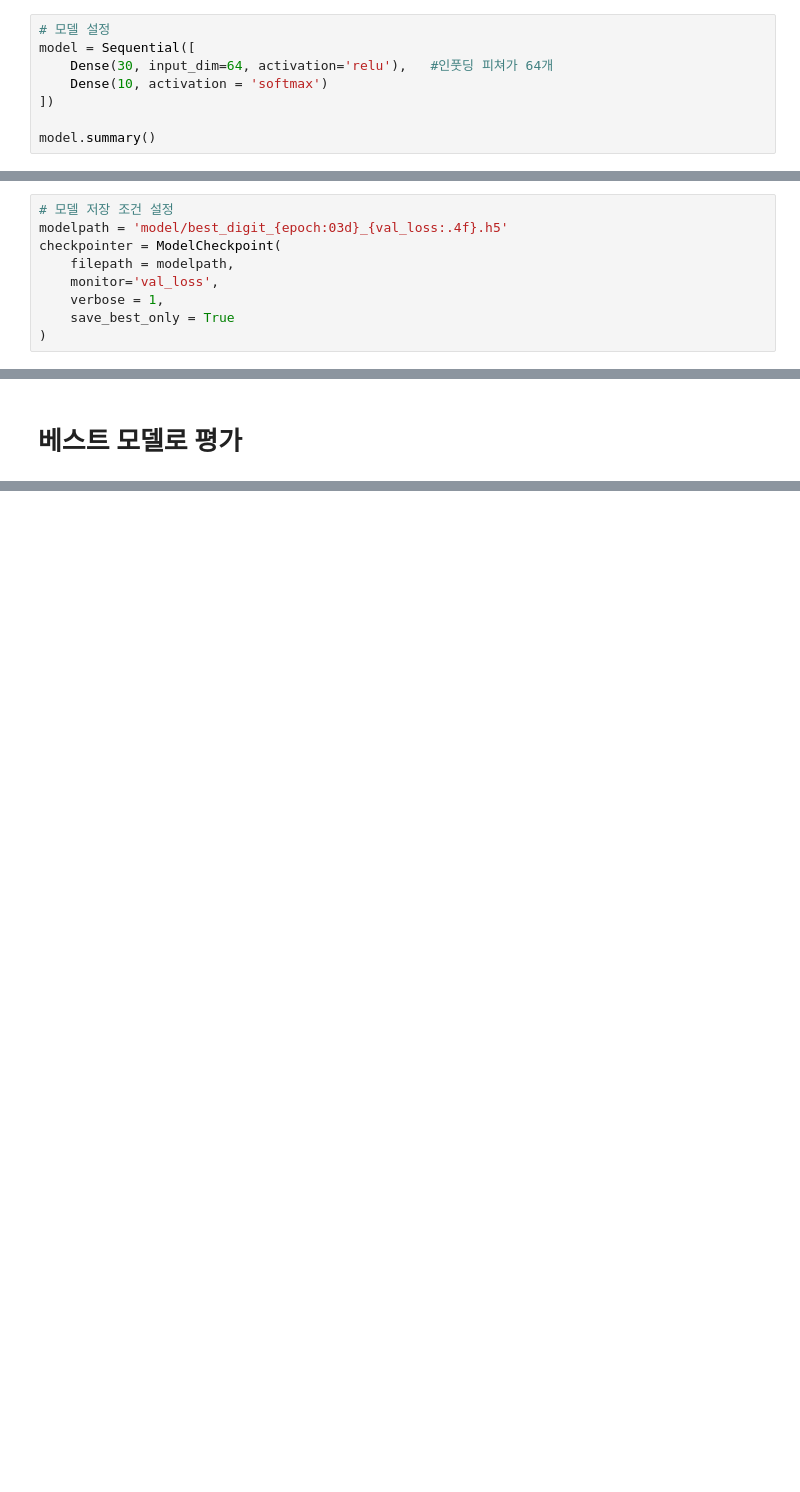
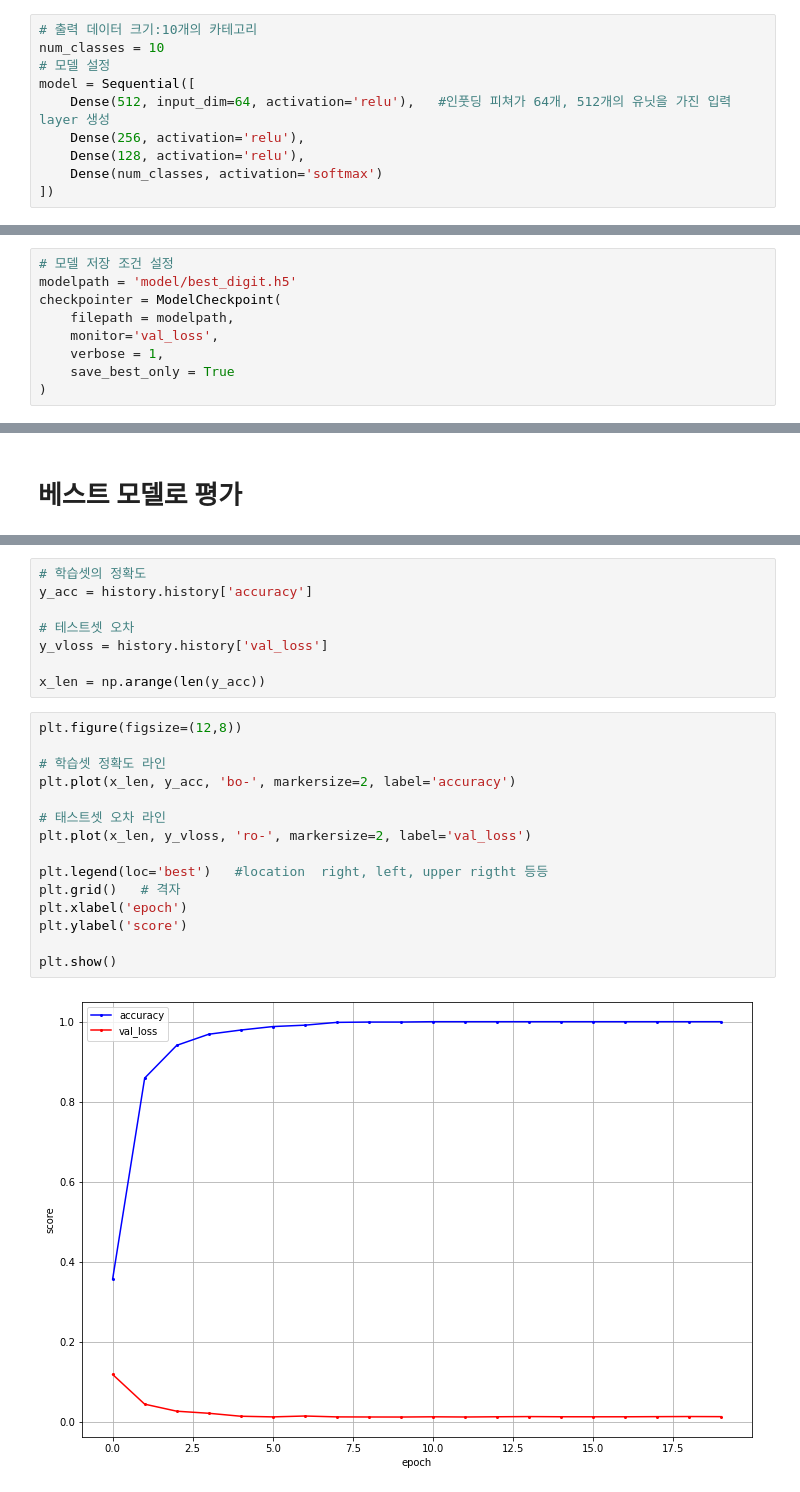
Before and after one commit to yisokim/DeepLearning, a Jupyter notebook: 02. tensorflow/HW_digits.ipynb, the cells around one changed output, grey strips where cells are left out. Cells and saved outputs as stored; diff of their text form; blank space fills up the shorter version.

```diff
--- a/02. tensorflow/HW_digits.ipynb
+++ b/02. tensorflow/HW_digits.ipynb
@@ -103,10 +103,12 @@ df.head()
 # %% [markdown]
 # 모델 정의/설정
 # %%
+# 출력 데이터 크기:10개의 카테고리
+num_classes = 10
 # 모델 설정
 model = Sequential([
-    Dense(30, input_dim=64, activation='relu'),   #인풋딩 피쳐가 64개
-    Dense(10, activation = 'softmax')
+    Dense(512, input_dim=64, activation='relu'),   #인풋딩 피쳐가 64개, 512개의 유닛을 가진 입력 layer 생성
+    Dense(256, activation='relu'),
+    Dense(128, activation='relu'),
+    Dense(num_classes, activation='softmax')
 ])
-
-model.summary()
@@ -134,7 +123,7 @@ model.compile(
 # 체크포인트 만들어서 모델 저장하기
 # %%
 # 모델 저장 조건 설정
-modelpath = 'model/best_digit_{epoch:03d}_{val_loss:.4f}.h5'
+modelpath = 'model/best_digit.h5'
 checkpointer = ModelCheckpoint(
     filepath = modelpath,
     monitor='val_loss',
@@ -185,0 +177,25 @@ best_model.evaluate(X_test,y_test)
+# %%
+# 학습셋의 정확도
+y_acc = history.history['accuracy']
+
+# 테스트셋 오차
+y_vloss = history.history['val_loss']
+
+x_len = np.arange(len(y_acc))
+# %%
+plt.figure(figsize=(12,8))
+
+# 학습셋 정확도 라인
+plt.plot(x_len, y_acc, 'bo-', markersize=2, label='accuracy')
+
+# 태스트셋 오차 라인
+plt.plot(x_len, y_vloss, 'ro-', markersize=2, label='val_loss')
+
+plt.legend(loc='best')   #location  right, left, upper rigtht 등등
+plt.grid()   # 격자
+plt.xlabel('epoch')
+plt.ylabel('score')
+
+plt.show()
+# %% [output]
+[figure, added]
```
Also changed, not shown: parts of 5 cells of this notebook, 2 other files.
